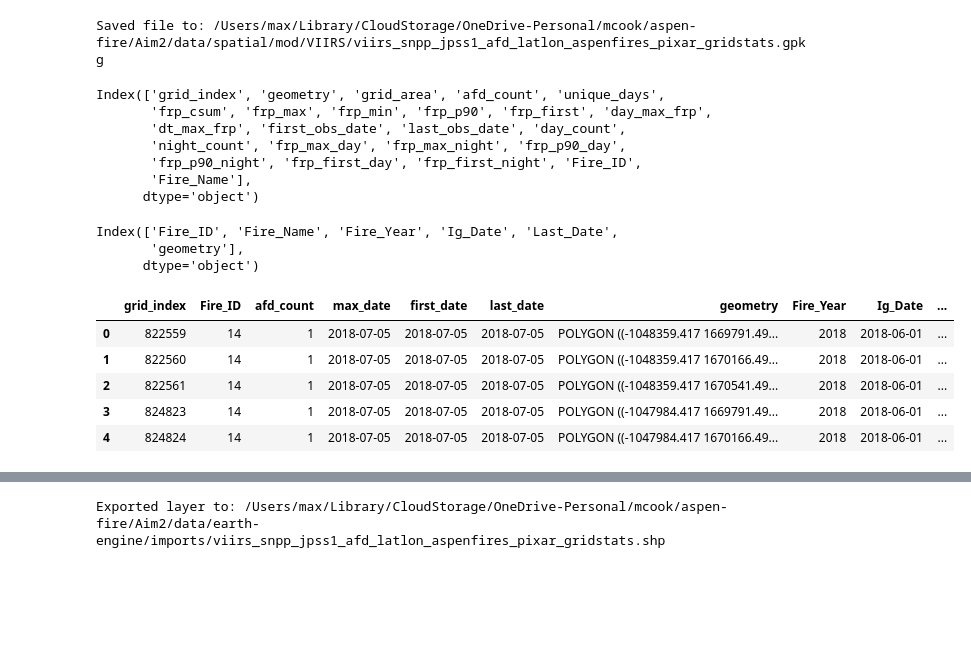
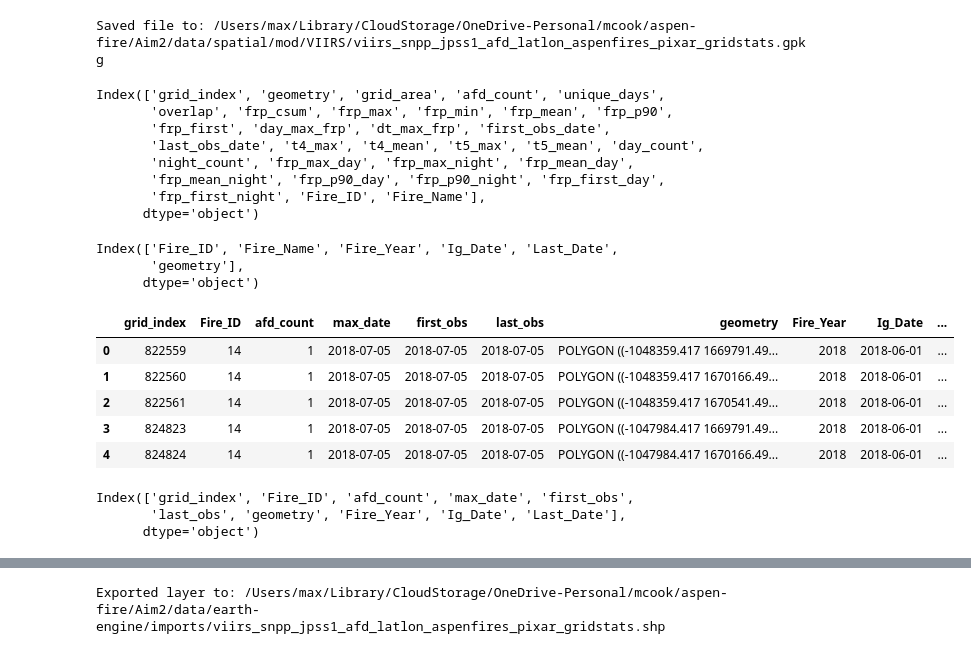
Before and after one commit to natshoff/aspen-fire-fork, a Jupyter notebook: Aim2/code/Python/03c_viirs-afd-processing.ipynb, the cells around one changed output, grey strips where cells are left out. Saved outputs shown, nothing was run; the diff lists cells and outputs as text; code cells hidden in the pictures; blank space fills up the shorter version.

```diff
--- a/Aim2/code/Python/03c_viirs-afd-processing.ipynb
+++ b/Aim2/code/Python/03c_viirs-afd-processing.ipynb
@@ -234,3 +233,7 @@ min           0.000000
 75%          19.002354
 max        1909.182000
 Name: frp, dtype: float64
+# %%
+n_zero = afds_ll_fire_ct[afds_ll_fire_ct['frp'] == 0]['frp'].count()
+print(f"Dropping [{n_zero}] observations with FRP of 0")
+afds_ll_fire_ct = afds_ll_fire_ct[afds_ll_fire_ct['frp'] > 0]
@@ -434,7 +439,7 @@ afds_pix_gee = afds_pix_.copy()
 
 # tidy the columns
 afds_pix_gee.rename(columns={'DISCOVERY_DATE': 'Ig_Date', 'WF_CESSATION_DATE': 'Last_Date'}, inplace=True)
-afds_pix_gee = afds_pix_gee[['afdID','acq_date','daynight','Fire_ID','Ig_Date','Last_Date','geometry']]
+afds_pix_gee = afds_pix_gee[['Fire_ID','afdID','acq_date','daynight','Ig_Date','Last_Date','geometry']]
 date_cols = ['acq_date', 'Ig_Date', 'Last_Date']
 for col in date_cols:
     afds_pix_gee[col] = afds_pix_gee[col].dt.date.astype(str)
@@ -538,6 +567,7 @@ def aggregate_frp(detections, grid):
     Aggregate fire pixel frp data into a regular grid with fractional overlay
     """
 
+    # Make sure the projections match
     if detections.crs != grid.crs:
         detections = detections.to_crs(grid.crs)
 
@@ -563,23 +593,33 @@ def aggregate_frp(detections, grid):
     aggregated = overlay.groupby('grid_index').agg(
         afd_count=('frp_fr', 'count'),
         unique_days=('acq_date', 'nunique'),
+        # overlap amount
+        overlap=('fraction', 'sum'),
+        # fire radiative power
         frp_csum=('frp_fr', 'sum'),
         frp_max=('frp_fr', 'max'),
         frp_min=('frp_fr', 'min'),
+        frp_mean=('frp_fr', 'mean'),
         frp_p90=('frp_fr', lambda x: x.quantile(0.9) if not x.empty else 0),
         frp_first=('frp_fr', lambda x: overlay.loc[x.index, :].sort_values('acq_datetime').iloc[0]['frp_fr']),
         day_max_frp=('frp_fr', lambda x: overlay.loc[x.idxmax(), 'acq_date'] if not x.empty else None),
         dt_max_frp=('frp_fr', lambda x: overlay.loc[x.idxmax(), 'acq_datetime'] if not x.empty else None),
         first_obs_date=('acq_date', 'min'),
-        last_obs_date=('acq_date', 'max')
+        last_obs_date=('acq_date', 'max'),
+        # brightness temps
+        t4_max=('t4', 'max'),
+        t4_mean=('t4', 'mean'),
+        t5_max=('t5', 'max'),
+        t5_mean=('t5', 'mean')
     ).reset_index()
 
-    # add day and night max FRP
+    # add day and night FRP stats
     daynight_stats = (
         overlay.groupby(['grid_index', 'daynight'])['frp_fr']
         .agg(
             count='count',
             max='max',
+            mean='mean',
             p90=lambda x: x.quantile(0.9) if not x.empty else 0,
             first=lambda x: overlay.loc[x.index, :].sort_values('acq_datetime').iloc[0]['frp_fr']
         )
@@ -587,11 +627,13 @@ def aggregate_frp(detections, grid):
         .reset_index()
     )
 
-    # Add max and 90th percentile columns
+    # Add day/night statistics
     aggregated['day_count'] = daynight_stats['count'].get('Day', 0)
     aggregated['night_count'] = daynight_stats['count'].get('Night', 0)
     aggregated['frp_max_day'] = daynight_stats['max'].get('Day', 0)
     aggregated['frp_max_night'] = daynight_stats['max'].get('Night', 0)
+    aggregated['frp_mean_day'] = daynight_stats['mean'].get('Day', 0)
+    aggregated['frp_mean_night'] = daynight_stats['mean'].get('Night', 0)
     aggregated['frp_p90_day'] = daynight_stats['p90'].get('Day', 0)
     aggregated['frp_p90_night'] = daynight_stats['p90'].get('Night', 0)
     aggregated['frp_first_day'] = daynight_stats['first'].get('Day', 0)
@@ -689,11 +731,12 @@ Saved file to: /Users/max/Library/CloudStorage/OneDrive-Personal/mcook/aspen-fir
 fire_grids_.columns
 # %% [output]
 Index(['grid_index', 'geometry', 'grid_area', 'afd_count', 'unique_days',
-       'frp_csum', 'frp_max', 'frp_min', 'frp_p90', 'frp_first', 'day_max_frp',
-       'dt_max_frp', 'first_obs_date', 'last_obs_date', 'day_count',
-       'night_count', 'frp_max_day', 'frp_max_night', 'frp_p90_day',
-       'frp_p90_night', 'frp_first_day', 'frp_first_night', 'Fire_ID',
-       'Fire_Name'],
+       'overlap', 'frp_csum', 'frp_max', 'frp_min', 'frp_mean', 'frp_p90',
+       'frp_first', 'day_max_frp', 'dt_max_frp', 'first_obs_date',
+       'last_obs_date', 't4_max', 't4_mean', 't5_max', 't5_mean', 'day_count',
+       'night_count', 'frp_max_day', 'frp_max_night', 'frp_mean_day',
+       'frp_mean_night', 'frp_p90_day', 'frp_p90_night', 'frp_first_day',
+       'frp_first_night', 'Fire_ID', 'Fire_Name'],
       dtype='object')
 # %%
 fires_.columns
@@ -704,23 +747,34 @@ Index(['Fire_ID', 'Fire_Name', 'Fire_Year', 'Ig_Date', 'Last_Date',
 # %%
 fire_grids_gee = fire_grids_.copy()
 
 # tidy the columns
-fire_grids_gee = fire_grids_gee[['grid_index','Fire_ID','afd_count','day_max_frp','first_obs_date','last_obs_date','geometry']]
-fire_grids_gee.rename(columns={'day_max_frp': 'max_date', 'first_obs_date': 'first_date', 'last_obs_date': 'last_date'}, inplace=True)
+fire_grids_gee = fire_grids_gee[['grid_index','Fire_ID','afd_count',
+                                 'day_max_frp','first_obs_date','last_obs_date',
+                                 'geometry']]
+fire_grids_gee.rename(columns={
+    'day_max_frp': 'max_date',
+    'first_obs_date': 'first_obs',
+    'last_obs_date': 'last_obs'}, inplace=True)
 
 # join in the fire ignition dates
 fire_grids_gee = fire_grids_gee.merge(fires_[['Fire_ID', 'Fire_Year', 'Ig_Date', 'Last_Date']], on='Fire_ID', how='left')
 
 # handle date fields for GEE
-date_cols = ['max_date', 'first_date', 'last_date', 'Ig_Date', 'Last_Date']
+date_cols = ['max_date', 'first_obs', 'last_obs', 'Ig_Date', 'Last_Date']
 for col in date_cols:
     fire_grids_gee[col] = fire_grids_gee[col].astype(str)
 
 fire_grids_gee.head()
 # %% [output]
-|  | grid_index | Fire_ID | afd_count | max_date | first_date | last_date | geometry | Fire_Year | Ig_Date | ... |
+|  | grid_index | Fire_ID | afd_count | max_date | first_obs | last_obs | geometry | Fire_Year | Ig_Date | ... |
 | 0 | 822559 | 14 | 1 | 2018-07-05 | 2018-07-05 | 2018-07-05 | POLYGON ((-1048359.417 1669791.49... | 2018 | 2018-06-01 | ... |
 | 1 | 822560 | 14 | 1 | 2018-07-05 | 2018-07-05 | 2018-07-05 | POLYGON ((-1048359.417 1670166.49... | 2018 | 2018-06-01 | ... |
 | 2 | 822561 | 14 | 1 | 2018-07-05 | 2018-07-05 | 2018-07-05 | POLYGON ((-1048359.417 1670541.49... | 2018 | 2018-06-01 | ... |
 | 3 | 824823 | 14 | 1 | 2018-07-05 | 2018-07-05 | 2018-07-05 | POLYGON ((-1047984.417 1669791.49... | 2018 | 2018-06-01 | ... |
 | 4 | 824824 | 14 | 1 | 2018-07-05 | 2018-07-05 | 2018-07-05 | POLYGON ((-1047984.417 1670166.49... | 2018 | 2018-06-01 | ... |
+# %%
+fire_grids_gee.columns
+# %% [output]
+Index(['grid_index', 'Fire_ID', 'afd_count', 'max_date', 'first_obs',
+       'last_obs', 'geometry', 'Fire_Year', 'Ig_Date', 'Last_Date'],
+      dtype='object')
```
Also changed, not shown: parts of 17 cells of this notebook, 22 other files.
